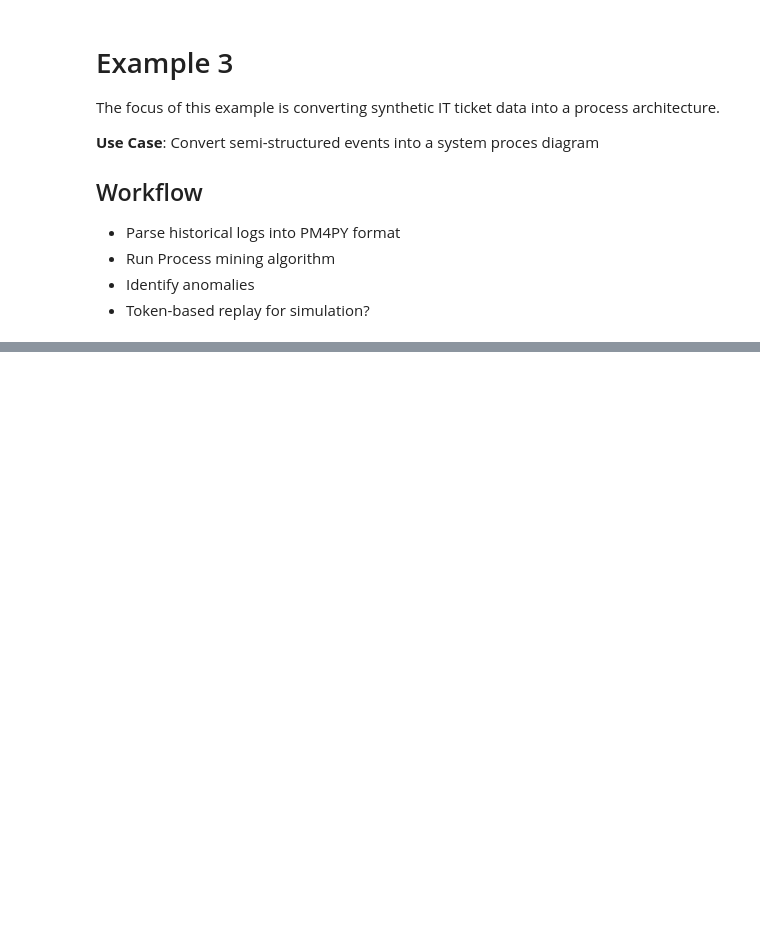
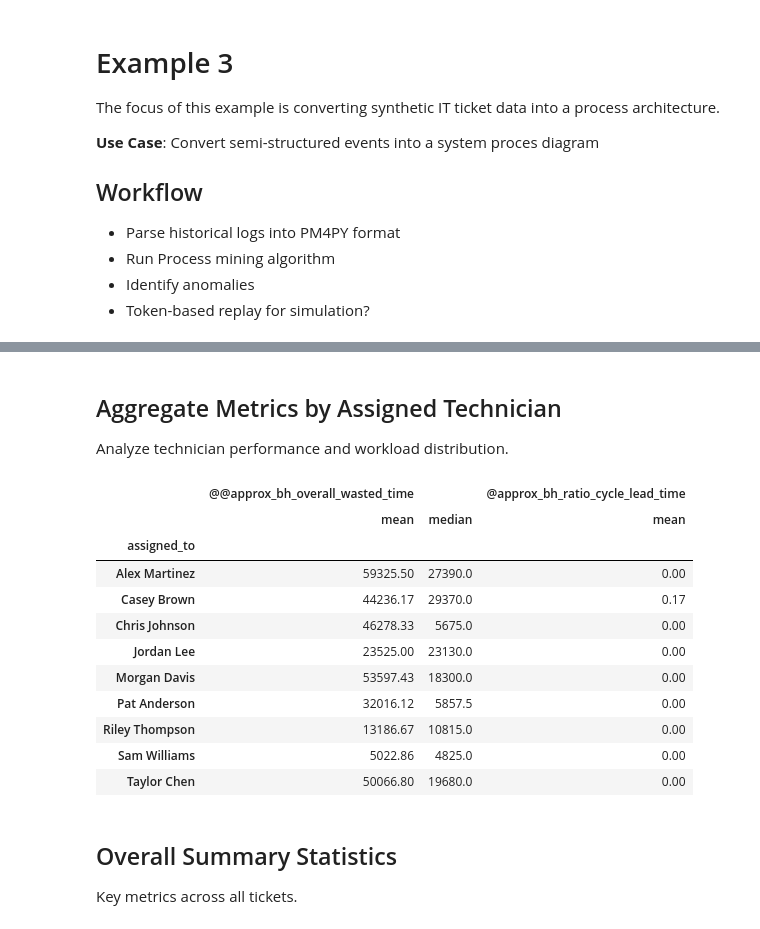
Before and after one commit to GarrettGruss/process-mining-demo, a Jupyter notebook: examples/example_3/example_3.ipynb, the cells around one changed output, grey strips where cells are left out. Saved outputs shown, nothing was run; the diff lists cells and outputs as text; code cells hidden in the pictures; blank space fills up the shorter version.

```diff
--- a/examples/example_3/example_3.ipynb
+++ b/examples/example_3/example_3.ipynb
@@ -63,0 +161,34 @@ Performance DFG saved to: ./example_3_dfg_performance.svg
+# %% [markdown]
+## Aggregate Metrics by Assigned Technician
+
+Analyze technician performance and workload distribution.
+# %%
+tech_metrics = (
+    enriched_log_df.groupby("assigned_to")
+    .agg(
+        {
+            "@@approx_bh_overall_wasted_time": ["mean", "median"],
+            "@approx_bh_ratio_cycle_lead_time": ["mean"],
+        }
+    )
+    .round(2)
+)
+
+tech_metrics
+# %% [output]
+|  | @@approx_bh_overall_wasted_time |  | @approx_bh_ratio_cycle_lead_time |
+|  | mean | median | mean |
+| assigned_to |  |  |  |
+| Alex Martinez | 59325.50 | 27390.0 | 0.00 |
+| Casey Brown | 44236.17 | 29370.0 | 0.17 |
+| Chris Johnson | 46278.33 | 5675.0 | 0.00 |
+| Jordan Lee | 23525.00 | 23130.0 | 0.00 |
+| Morgan Davis | 53597.43 | 18300.0 | 0.00 |
+| Pat Anderson | 32016.12 | 5857.5 | 0.00 |
+| Riley Thompson | 13186.67 | 10815.0 | 0.00 |
+| Sam Williams | 5022.86 | 4825.0 | 0.00 |
+| Taylor Chen | 50066.80 | 19680.0 | 0.00 |
+# %% [markdown]
+## Overall Summary Statistics
+
+Key metrics across all tickets.
```
Also changed, not shown: parts of 7 cells of this notebook, 2 other files.
